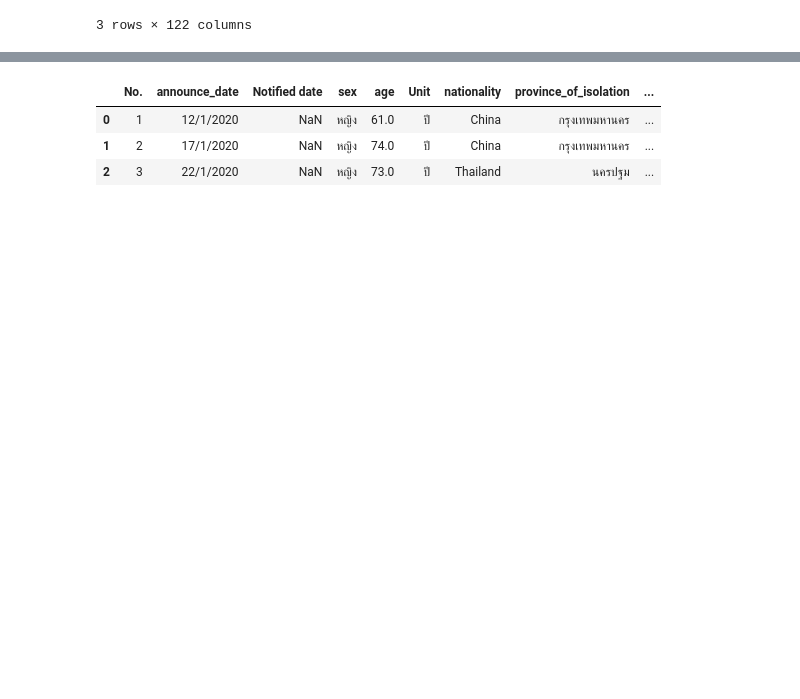
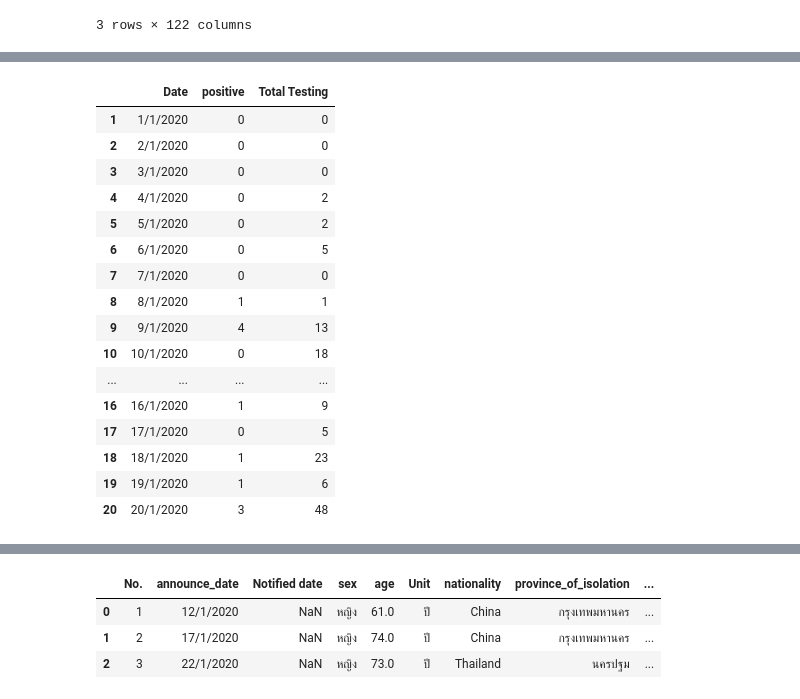
Before and after one commit to Peckkie/DPDM2021, a Jupyter notebook: Data102(Chapter2).ipynb, the cells around one changed output, grey strips where cells are left out. Cells and saved outputs as stored; diff of their text form; code cells hidden in the pictures; blank space fills up the shorter version.

```diff
--- a/Data102(Chapter2).ipynb
+++ b/Data102(Chapter2).ipynb
@@ -32,0 +37,4 @@ data.head(3) # table_name.head(3) เเสดงเเค่ข้อมูล
+# %%
+#จัดการ Row and Column
+data_new = data.iloc[1:,0:3] # table_name.iloc[เเถวเริ่มต้น : เเถวสุดท้าย, คอลัมเริ่มต้น : คอลัมสุดท้าย]
+data_new.head()
@@ -32,0 +79,20 @@ data.head(3) # table_name.head(3) เเสดงเเค่ข้อมูล
+# %%
+data_new.head(20) # table_name.head(20) เเสดงเเค่ข้อมูลเเค่ 20 เเถวเเรก
+# %% [output]
+|  | Date | positive | Total Testing |
+| 1 | 1/1/2020 | 0 | 0 |
+| 2 | 2/1/2020 | 0 | 0 |
+| 3 | 3/1/2020 | 0 | 0 |
+| 4 | 4/1/2020 | 0 | 2 |
+| 5 | 5/1/2020 | 0 | 2 |
+| 6 | 6/1/2020 | 0 | 5 |
+| 7 | 7/1/2020 | 0 | 0 |
+| 8 | 8/1/2020 | 1 | 1 |
+| 9 | 9/1/2020 | 4 | 13 |
+| 10 | 10/1/2020 | 0 | 18 |
+| ... | ... | ... | ... |
+| 16 | 16/1/2020 | 1 | 9 |
+| 17 | 17/1/2020 | 0 | 5 |
+| 18 | 18/1/2020 | 1 | 23 |
+| 19 | 19/1/2020 | 1 | 6 |
+| 20 | 20/1/2020 | 3 | 48 |
```
Also changed, not shown: parts of 9 cells of this notebook.
